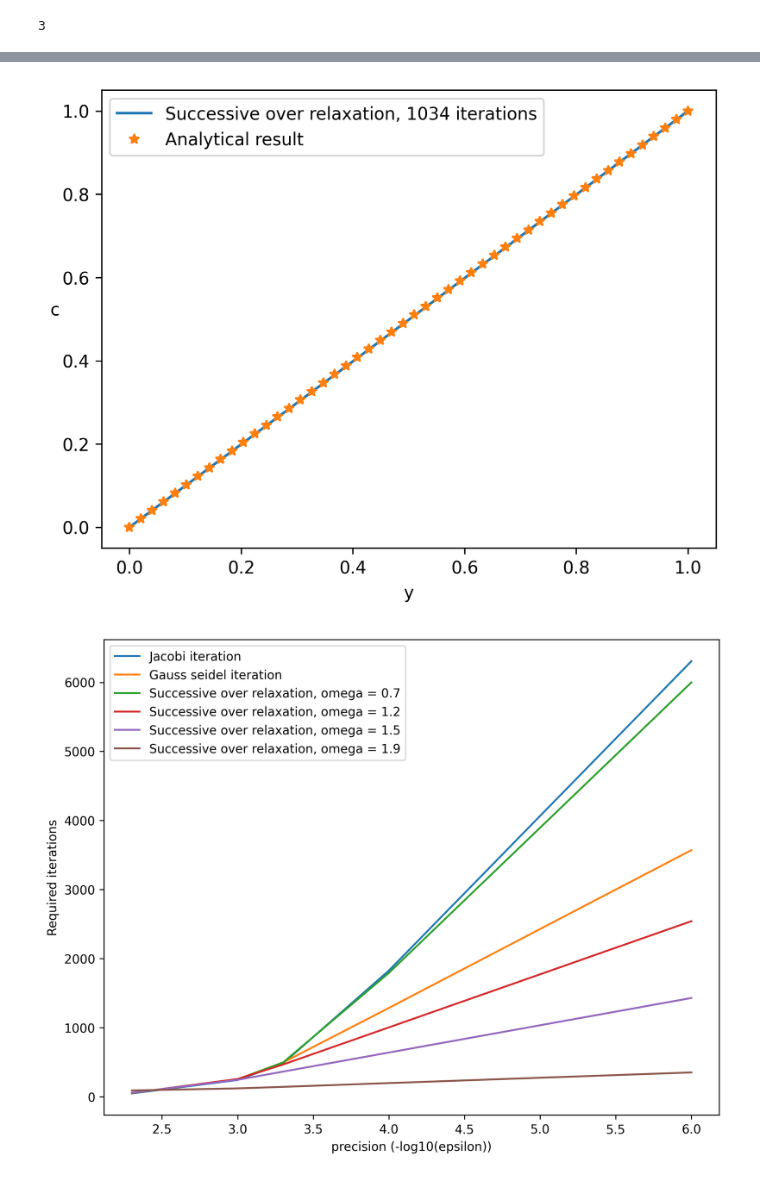
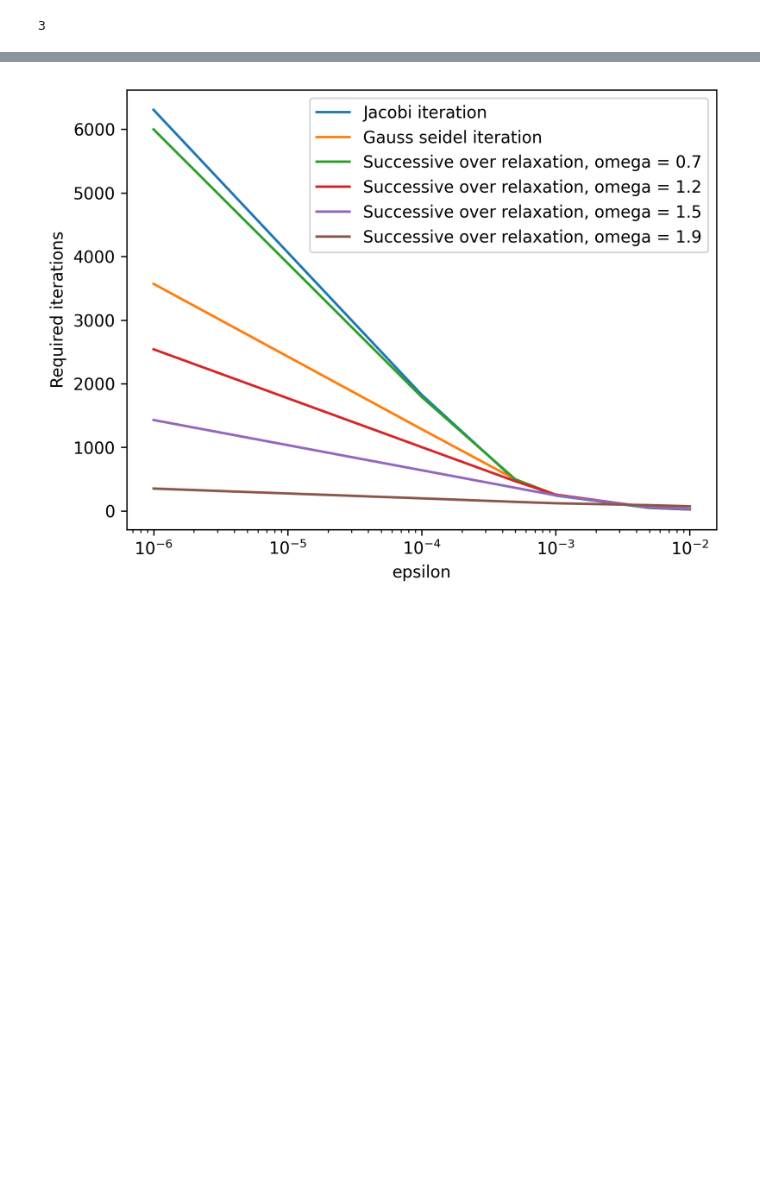
Before and after one commit to JTimmr/Scientific_Computing_1, a Jupyter notebook: diffusion.ipynb, the cells around one changed output, grey strips where cells are left out. Saved outputs shown, nothing was run; the diff lists cells and outputs as text; code cells hidden in the pictures; blank space fills up the shorter version.

```diff
--- a/diffusion.ipynb
+++ b/diffusion.ipynb
@@ -316,15 +305,0 @@ fig
-# %%
-fig, ax = plt.subplots(dpi=300)
-
-initial_condition = initial_condition_I(L, dx)
-
-run_simulation(initial_condition, dx, L, line_ax=ax, calculate_concentration=gauss_seidel_iteration)
-
-y_values = np.linspace(0., 1.0, 50)
-T=100
-
-c_values = calculate_analytical_concentration(y_values, T, D)
-ax.plot(y_values, c_values, '*', label='Analytical result')
-ax.legend()
-fig.savefig('diffusion_analytical_gauss_seidel.png')
-fig
@@ -334,16 +305,0 @@ fig
-# %%
-fig, ax = plt.subplots(dpi=300)
-
-initial_condition = initial_condition_I(L, dx)
-omega = 1.5
-
-run_simulation(initial_condition, dx, L, line_ax=ax, calculate_concentration=successive_over_relaxation, omega=omega)
-
-y_values = np.linspace(0., 1.0, 50)
-T=100
-
-c_values = calculate_analytical_concentration(y_values, T, D)
-ax.plot(y_values, c_values, '*', label='Analytical result')
-ax.legend()
-fig.savefig('diffusion_analytical_sor.png')
-fig
@@ -375,24 +328,22 @@ def investigate_convergence(epsilons, solvers, omegas, ax, L=1, dx=0.02):
         # Iterate over epsilons, and calculate convergence
         for j, epsilon in enumerate(epsilons):
             initial_condition = initial_condition_I(L, dx)
-            results[j] = (run_simulation(initial_condition, dx, L, calculate_concentration=solver, omega=omega, epsilon=epsilon, plot=False))
+            results[j] = run_simulation(initial_condition, dx, L, calculate_concentration=solver, omega=omega, epsilon=epsilon, plot=False)
 
         # Plot results
-        ax.plot(-np.log10(epsilons), results, label=label)
+        ax.plot(epsilons, results, label=label)
 # %%
-epsilons = np.array([5e-3, 1e-3, 5e-4, 1e-4, 5e-5, 1e-5, 5e-6, 1e-6])
+epsilons = np.array([1e-2, 5e-3, 1e-3, 5e-4, 1e-4, 5e-5, 1e-5, 5e-6, 1e-6])
 
 solvers = [jacobi_iteration, gauss_seidel_iteration, successive_over_relaxation, successive_over_relaxation, successive_over_relaxation, successive_over_relaxation]
 omegas = [1, 1, 0.7, 1.2, 1.5, 1.9]
 
-fix, ax = plt.subplots(dpi=300, figsize=(9, 7))
-
+fig, ax = plt.subplots(dpi=300)
 investigate_convergence(epsilons, solvers, omegas, ax)
-ax.set_xlabel('precision (-log10(epsilon))')
+ax.set_xlabel('epsilon')
 ax.set_ylabel('Required iterations')
+ax.set_xscale('log')
 ax.legend()
 fig.savefig('diffusion_convergence.png')
-fig
 # %% [output]
-[figure, old version]
+[figure, new version]
-[figure, removed]
```
Also changed, not shown: parts of 34 cells of this notebook, 8 other files.
